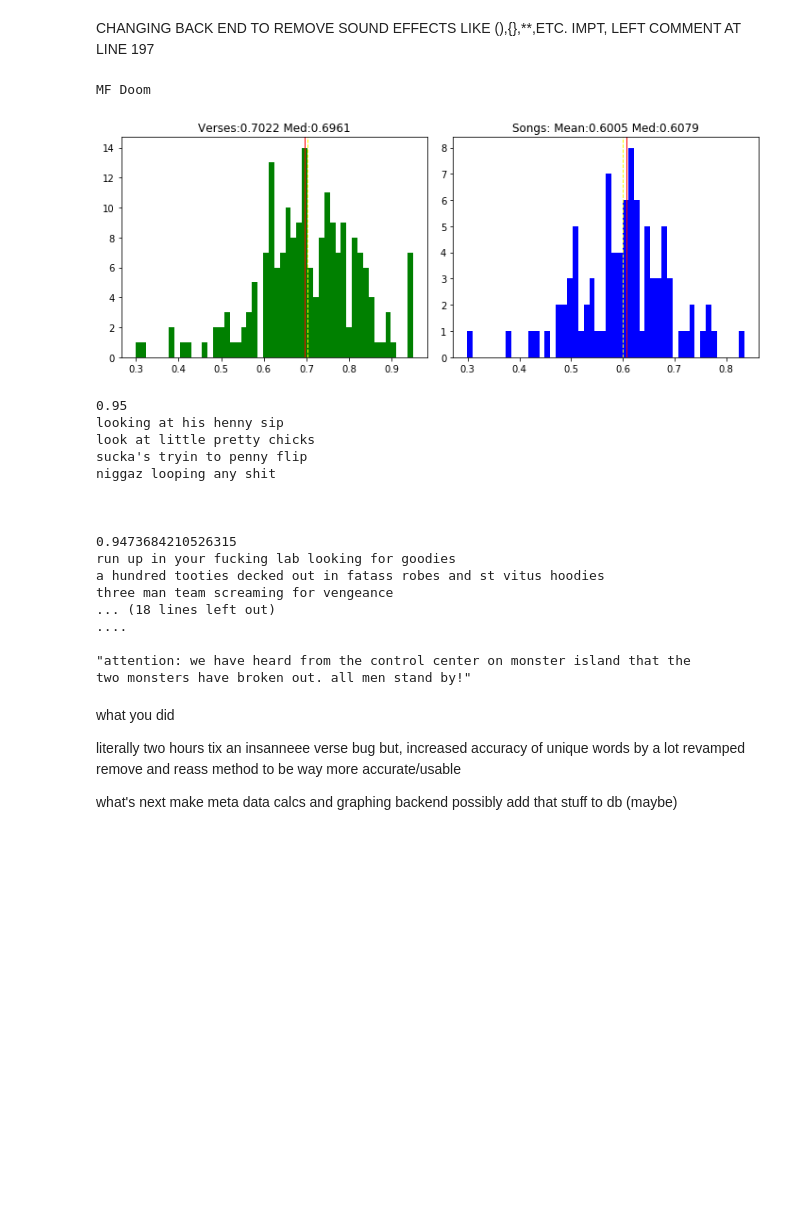
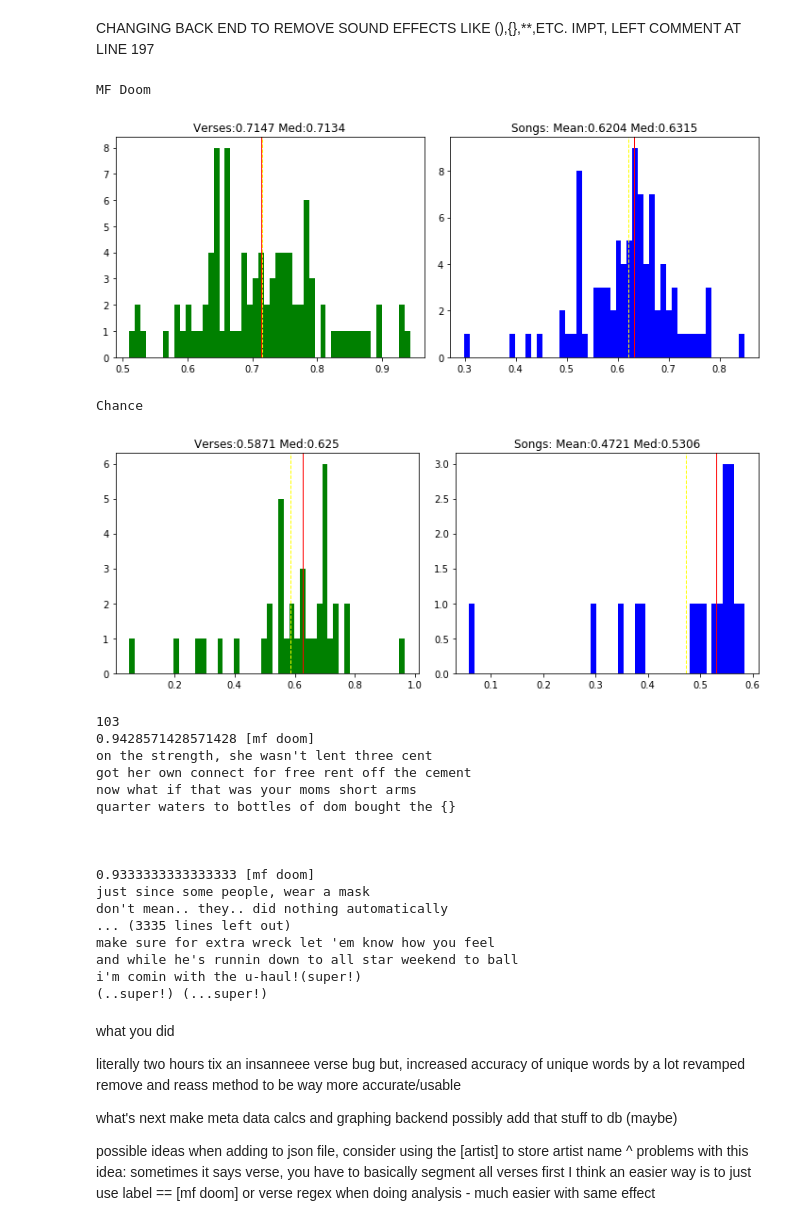
Before and after one commit to m4n0b0dy/Doom, a Jupyter notebook: full_proc.ipynb, the cells around one changed output. Drawn from its saved outputs; the diff is of its cells as text; code cells hidden in the pictures; blank space fills up the shorter version.

Commit message:
cleaned a little more indepth in clean.py, also added some verse cleaning to ensure just looking at artistgotta test this

```diff
--- a/full_proc.ipynb
+++ b/full_proc.ipynb
@@ -37,7 +39,8 @@ estconn = pg2.connect(database='rap_songs', user='keenan', host='localhost', pas
 #create the artist, album, song, and verse objects
 #works = construct_artists(estconn, art_list = ['Del','Chance the Rapper','MF Doom','50 Cent'], use_ind_artists=False)
 # %%
-works = construct_artists(estconn, art_list = ['MF Doom'], use_ind_artists=False)
+lst = ['MF Doom', 'Chance']
+works = dict(zip(lst, construct_artists(estconn, art_list = lst, use_ind_artists=False)))
 # %% [markdown]
 what you did
 implemented construct artists on the backend
@@ -49,72 +52,79 @@ CHANGING BACK END TO REMOVE SOUND EFFECTS LIKE (),{},**,ETC. IMPT, LEFT COMMENT
 # %%
 #this is sick
 # %%
-def quick_plot(artist_obj_list, b = 50):
+def quick_plot(artist_obj_list, all_feat_artist=True, b = 50):
     #good start, build on ideas from here
     #this is too messy for your final shit
     for art in artist_obj_list:
         #by verse
         uniq_vs = []
         for v in art.verses:
-            uniq_vs.append(len(v.unique_words)/len(v.all_words))
+            if (art.name.lower() in v.label or re.match('[^a-z0-9](verse|bridge)[^a-z0-9]', v.label)) or all_feat_artist:
+                uniq_vs.append(len(v.unique_words)/len(v.all_words))
         #by song
         uniq_ss = []
         for s in art.songs:
             one_song = set()
             one_song_all = []
             for seg in s.segments:
                 if type(seg) == verse:
                     one_song = one_song|seg.unique_words
                     one_song_all.extend(seg.all_words)
             if one_song and one_song_all:
                 uniq_ss.append(len(one_song)/len(one_song_all))
         print(art.name)
 
         #graphs
         rnd = 4
         fig, (ax1,ax2) = plt.subplots(1,2, figsize=(10,4))
         ax1.hist(uniq_vs, bins=b, color='green')
         ax1.axvline(mean(uniq_vs), color='yellow', linestyle='dashed', linewidth=1)
         ax1.axvline(median(uniq_vs), color='red', linestyle='solid', linewidth=1)
         ax1.set_title('Verses:'+str(round(mean(uniq_vs),rnd))+' Med:'+str(round(median(uniq_vs),rnd)))
         ax2.hist(uniq_ss, bins=b, color='blue')
         ax2.axvline(mean(uniq_ss), color='yellow', linestyle='dashed', linewidth=1)
         ax2.axvline(median(uniq_ss), color='red', linestyle='solid', linewidth=1)
         fig.tight_layout()
         ax2.set_title('Songs: Mean:'+str(round(mean(uniq_ss),rnd))+' Med:'+str(round(median(uniq_ss),rnd)))
         plt.show()
-        #quick insight, leaving in [], {}, "", () lowered chances avg
-quick_plot(works)
+        #quick insight, leaving in [], "", () lowered chances avg
+quick_plot(works.values(), all_feat_artist = False)
 # %% [output]
 MF Doom
-[figure, old version]
+[figure, new version]
+Chance
+[figure, added]
 # %%
 all_verses = []
-for v in works[0].verses:
-    all_verses.append((len(v.unique_words)/len(v.all_words), v.content, v.unique_words))
+yo = 'doom'
+for v in works['MF Doom'].verses:
+    #gotta double check this re but looks workings
+    if yo in v.label or re.match('[^a-z0-9](verse|bridge)[^a-z0-9]', v.label):
+        all_verses.append((len(v.unique_words)/len(v.all_words), v.content, v.label))
+
 all_verses = sorted(all_verses, reverse=True)
-
-for a in all_verses[:5]:
-    print(a[0], a[1])
+print(len(all_verses))
+for a in all_verses[:100]:
+    print(a[0], a[2], a[1])
     print()
 # %% [output]
-0.95
-looking at his henny sip
-look at little pretty chicks
-sucka's tryin to penny flip
-niggaz looping any shit
+103
+0.9428571428571428 [mf doom]
+on the strength, she wasn't lent three cent
+got her own connect for free rent off the cement
+now what if that was your moms short arms
+quarter waters to bottles of dom bought the {}
 
 
 
-0.9473684210526315
-run up in your fucking lab looking for goodies
-a hundred tooties decked out in fatass robes and st vitus hoodies
-three man team screaming for vengeance
-... (18 lines left out)
-....
-
-"attention: we have heard from the control center on monster island that the
-two monsters have broken out. all men stand by!"
+0.9333333333333333 [mf doom]
+just since some people, wear a mask
+don't mean.. they.. did nothing automatically
+... (3335 lines left out)
+make sure for extra wreck let 'em know how you feel
+and while he's runnin down to all star weekend to ball
+i'm comin with the u-haul!(super!)
+(..super!) (...super!)
 # %% [markdown]
 what you did
 
@@ -125,5 +135,10 @@ revamped remove and reass method to be way more accurate/usable
 what's next
 make meta data calcs and graphing backend
 possibly add that stuff to db (maybe)
+
+possible ideas
+when adding to json file, consider using the [artist] to store artist name
+^ problems with this idea: sometimes it says verse, you have to basically segment all verses first
+I think an easier way is to just use label == [mf doom] or verse regex when doing analysis - much easier with same effect
 # %%
 #estconn.close()
```
Also changed, not shown: parts of 1 cell of this notebook, 1 other file.
